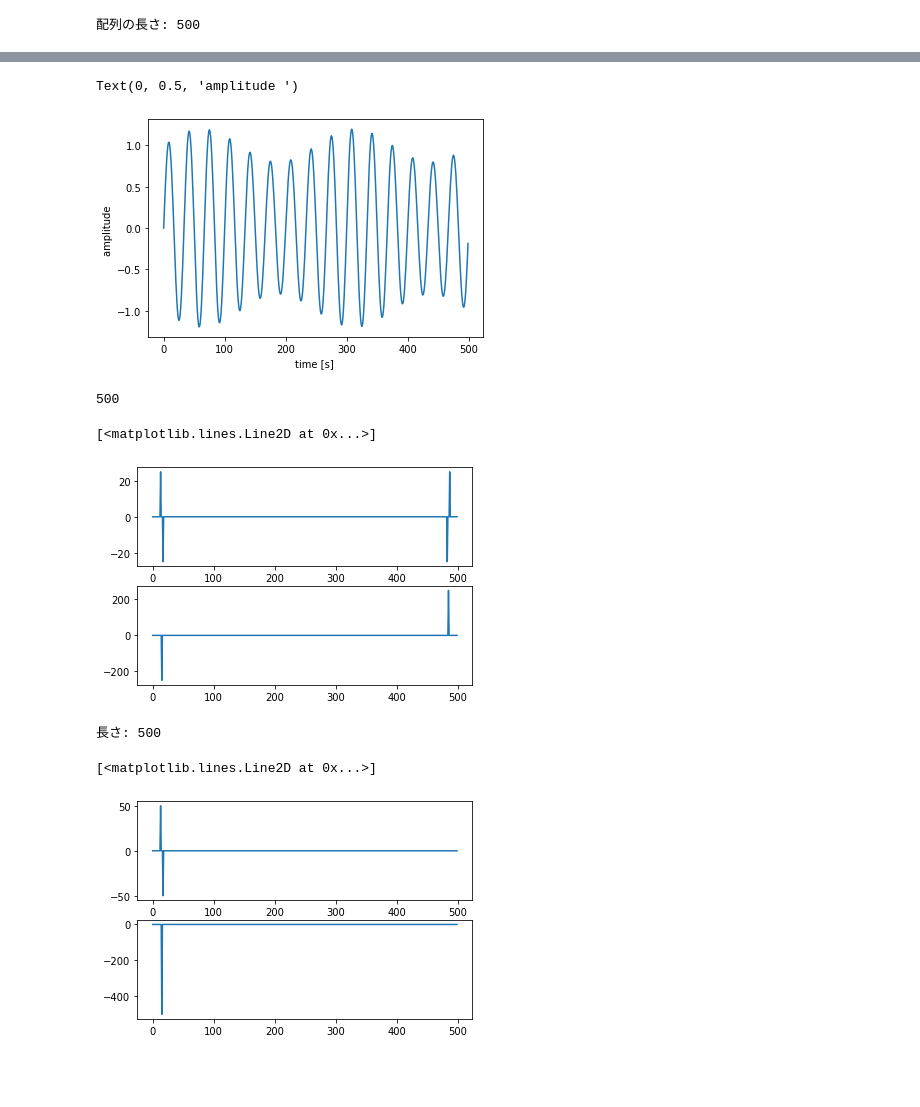
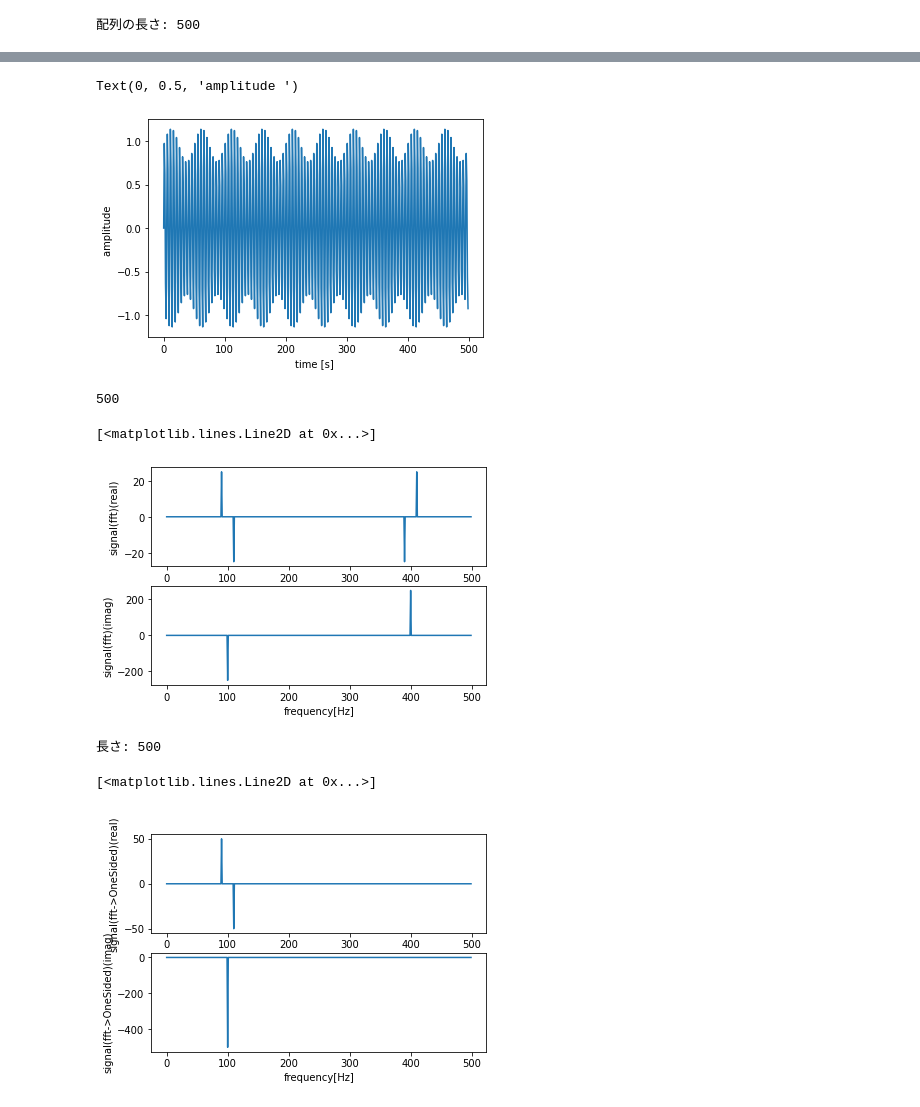
Before and after one commit to BlackUBird/TMCIT_T5DSP, a Jupyter notebook: dsp_15.ipynb, the cells around one changed output, grey strips where cells are left out. Saved outputs shown, nothing was run; the diff lists cells and outputs as text; code cells hidden in the pictures; blank space fills up the shorter version.

```diff
--- a/dsp_15.ipynb
+++ b/dsp_15.ipynb
@@ -65,9 +73,13 @@ plt.plot( iS )
 fs = 500
 t = np.arange( 0 , 1 , 1/fs )
 #搬送波の周波数
-f1 = 15
+#f1 = 15
+#f1 = 30
+#f1 = 7
+f1 = 100
 #包絡線の周波数
-f2 = 2
+#f2 = 2
+f2 = 10
 #信号
 h = np.sin( 2*np.pi*f1*t ) * ( 1 + 0.2*np.sin( 2*np.pi*f2*t ) )
 
@@ -77,7 +89,7 @@ plt.xlabel( "time [s] " )
 plt.ylabel( "amplitude " )
 # %% [output]
 Text(0, 0.5, 'amplitude ')
-[figure, old version]
+[figure, new version]
 # %%
 #解析的信号を作成する
 #1.時間信号をフーリエ変換
@@ -89,42 +101,50 @@ print( N )
 #実数部
 plt.subplot( 2 , 1 , 1 )
 #plt.ylim( -300 , 300 )
+plt.xlabel( "frequency[Hz]" )
+plt.ylabel( "signal(fft)(real)" )
 plt.plot( H.real )
 #虚数部
 plt.subplot( 2 , 1 , 2 )
 #plt.ylim( -300 , 300 )
+plt.xlabel( "frequency[Hz]" )
+plt.ylabel( "signal(fft)(imag)" )
 plt.plot( H.imag )
 # %% [output]
 500
 [<matplotlib.lines.Line2D at 0x...>]
-[figure, old version]
+[figure, new version]
 # %%
 #解析的信号を作成する
 #2.片側スペクトルに変換
 #変換
 H_sided = H
 for k in range( 0 , N , 1 ) :
   if k == 0 or k == N//2 :
     H_sided[ k ] = H[ k ]
   elif k > 0 and k < N//2 :
     H_sided[ k ] = 2*H[ k ]
   else :
     H_sided[ k ] = 0
 
 #表示
 print( "長さ:" , len( H_sided ) )
 #実数部
 plt.subplot( 2 , 1 , 1 )
 #plt.ylim( -300 , 300 )
+plt.xlabel( "frequency[Hz]" )
+plt.ylabel( "signal(fft->OneSided)(real)" )
 plt.plot( H_sided.real )
 #虚数部
 plt.subplot( 2 , 1 , 2 )
 #plt.ylim( -300 , 300 )
+plt.xlabel( "frequency[Hz]" )
+plt.ylabel( "signal(fft->OneSided)(imag)" )
 plt.plot( H_sided.imag )
 # %% [output]
 長さ: 500
 [<matplotlib.lines.Line2D at 0x...>]
-[figure, old version]
+[figure, new version]
 # %%
 #解析的信号を作成する
 #3.片側スペクトルを逆フーリエ変換する
```
Also changed, not shown: parts of 7 cells of this notebook.
